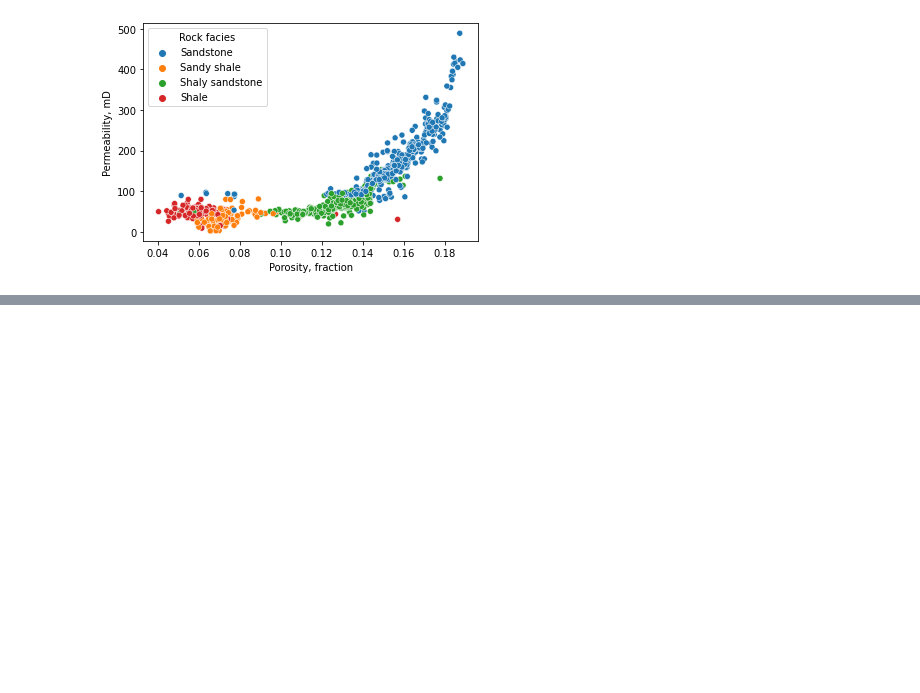
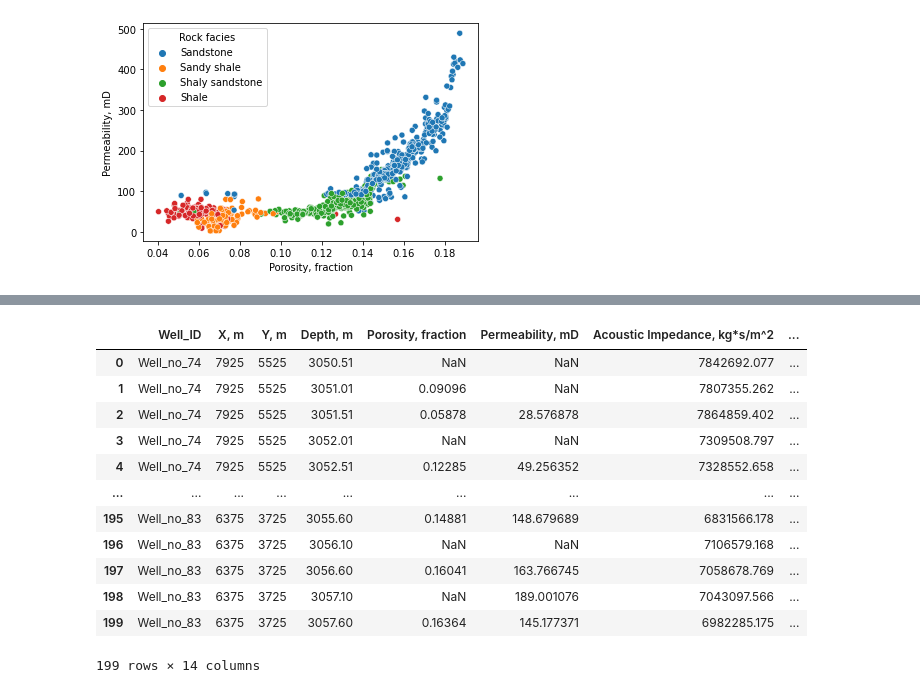
Before and after one commit to PGEHackathon/High-Risk-Low-Return, a Jupyter notebook: dataImputation.ipynb, the cells around one changed output, grey strips where cells are left out. Drawn from its saved outputs; the diff is of its cells as text; code cells hidden in the pictures; blank space fills up the shorter version.

```diff
--- a/dataImputation.ipynb
+++ b/dataImputation.ipynb
@@ -593,0 +785,16 @@ sns.scatterplot(data = df_merged, x = 'Porosity, fraction', y = 'Permeability, m
+# %%
+df_merged[df_merged['Well_ID'].isin(preProducer_Well_ID)]
+# %% [output]
+|  | Well_ID | X, m | Y, m | Depth, m | Porosity, fraction | Permeability, mD | Acoustic Impedance, kg*s/m^2 | ... |
+| 0 | Well_no_74 | 7925 | 5525 | 3050.51 | NaN | NaN | 7842692.077 | ... |
+| 1 | Well_no_74 | 7925 | 5525 | 3051.01 | 0.09096 | NaN | 7807355.262 | ... |
+| 2 | Well_no_74 | 7925 | 5525 | 3051.51 | 0.05878 | 28.576878 | 7864859.402 | ... |
+| 3 | Well_no_74 | 7925 | 5525 | 3052.01 | NaN | NaN | 7309508.797 | ... |
+| 4 | Well_no_74 | 7925 | 5525 | 3052.51 | 0.12285 | 49.256352 | 7328552.658 | ... |
+| ... | ... | ... | ... | ... | ... | ... | ... | ... |
+| 195 | Well_no_83 | 6375 | 3725 | 3055.60 | 0.14881 | 148.679689 | 6831566.178 | ... |
+| 196 | Well_no_83 | 6375 | 3725 | 3056.10 | NaN | NaN | 7106579.168 | ... |
+| 197 | Well_no_83 | 6375 | 3725 | 3056.60 | 0.16041 | 163.766745 | 7058678.769 | ... |
+| 198 | Well_no_83 | 6375 | 3725 | 3057.10 | NaN | 189.001076 | 7043097.566 | ... |
+| 199 | Well_no_83 | 6375 | 3725 | 3057.60 | 0.16364 | 145.177371 | 6982285.175 | ... |
+199 rows × 14 columns
```
Also changed, not shown: parts of 16 cells of this notebook, 5 other files.
